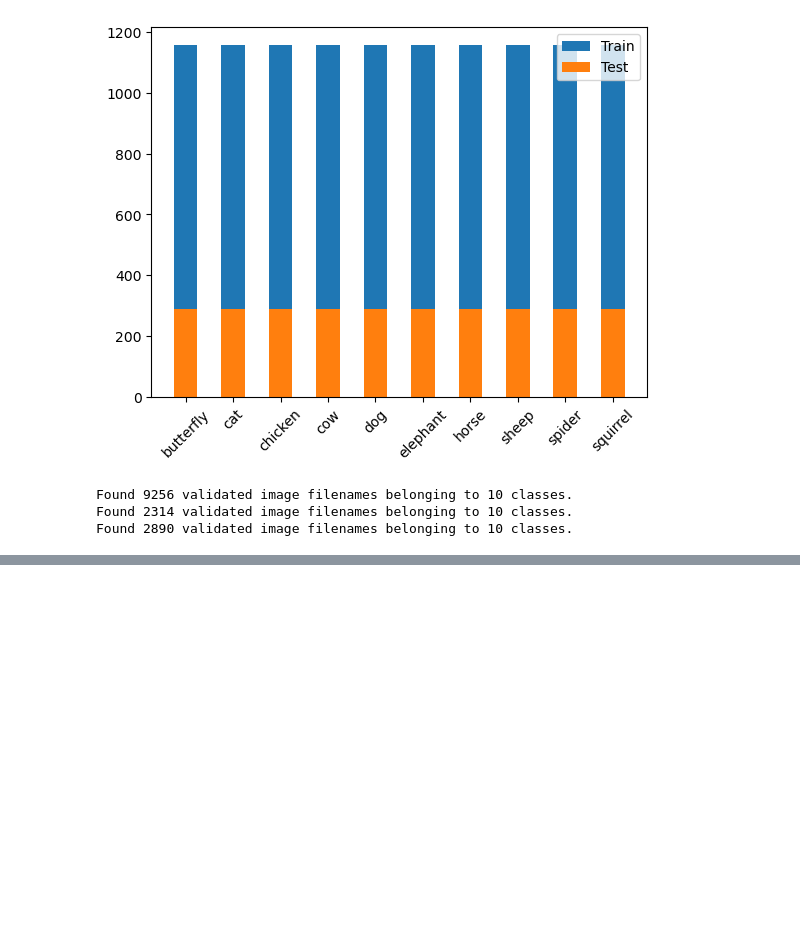
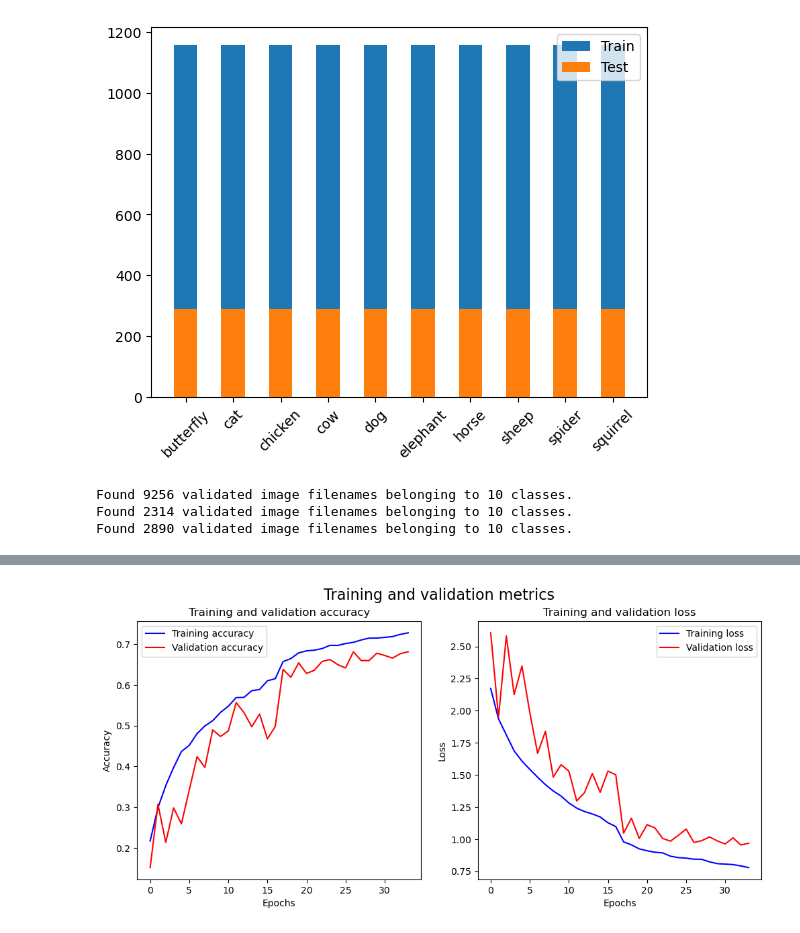
Before and after one commit to sinux-l5d/PROJ002, a Jupyter notebook: animal_recognition.ipynb, the cells around one changed output, grey strips where cells are left out. Cells and saved outputs as stored; diff of their text form; code cells hidden in the pictures; blank space fills up the shorter version.

```diff
--- a/animal_recognition.ipynb
+++ b/animal_recognition.ipynb
@@ -311,3 +276,34 @@ Test loss: 1.0793302059173584
+# %%
+if do("TRAIN"):
+    # from https://www.kaggle.com/code/vencerlanz09/animal-image-classification-using-efficientnetb7
+    accuracy = history.history['accuracy']
+    val_accuracy = history.history['val_accuracy']
+
+    loss = history.history['loss']
+    val_loss = history.history['val_loss']
+
+    epochs = range(len(accuracy))
+
+    fig, (ax1, ax2) = plt.subplots(1, 2, figsize=(12, 5))
+
+    ax1.plot(epochs, accuracy, 'b', label='Training accuracy')
+    ax1.plot(epochs, val_accuracy, 'r', label='Validation accuracy')
+    ax1.set_title('Training and validation accuracy')
+    ax1.set_xlabel('Epochs')
+    ax1.set_ylabel('Accuracy')
+    ax1.legend()
+
+    ax2.plot(epochs, loss, 'b', label='Training loss')
+    ax2.plot(epochs, val_loss, 'r', label='Validation loss')
+    ax2.set_title('Training and validation loss')
+    ax2.set_xlabel('Epochs')
+    ax2.set_ylabel('Loss')
+    ax2.legend()
+
+    fig.suptitle('Training and validation metrics', fontsize=16)
+    plt.show()
+# %% [output]
+[figure, added]
 # %%
 if do("SAVE_UNIVERSAL"):
     m = tf.keras.models.load_model("best.keras")
```
Also changed, not shown: parts of 9 cells of this notebook, 4 other files.
